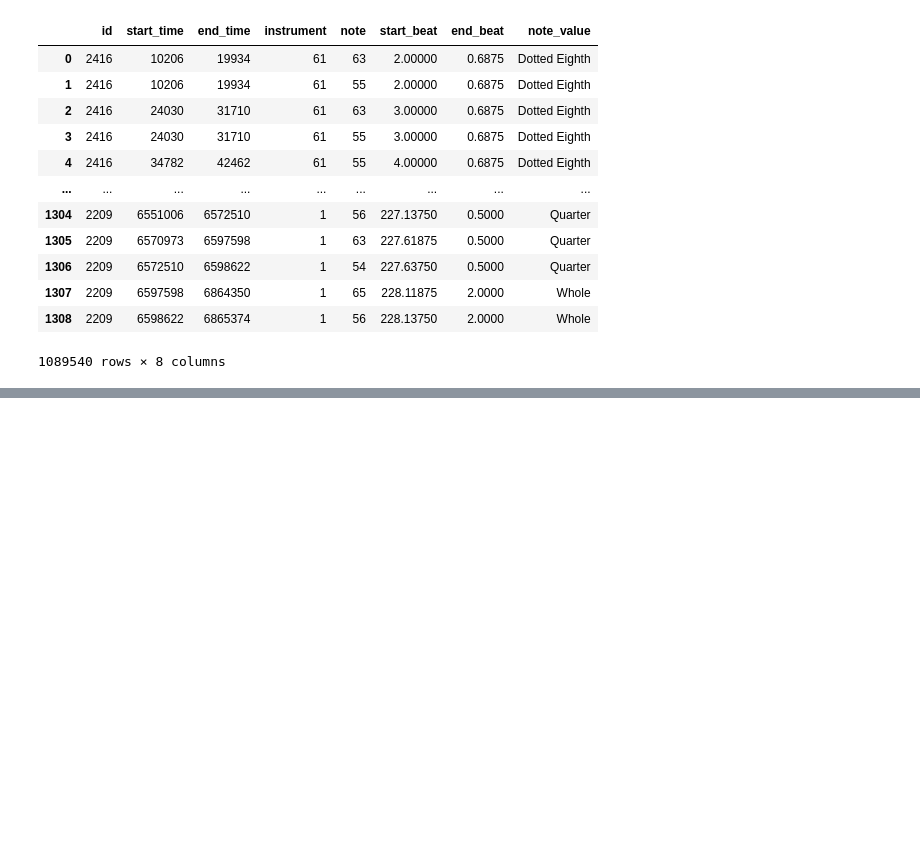
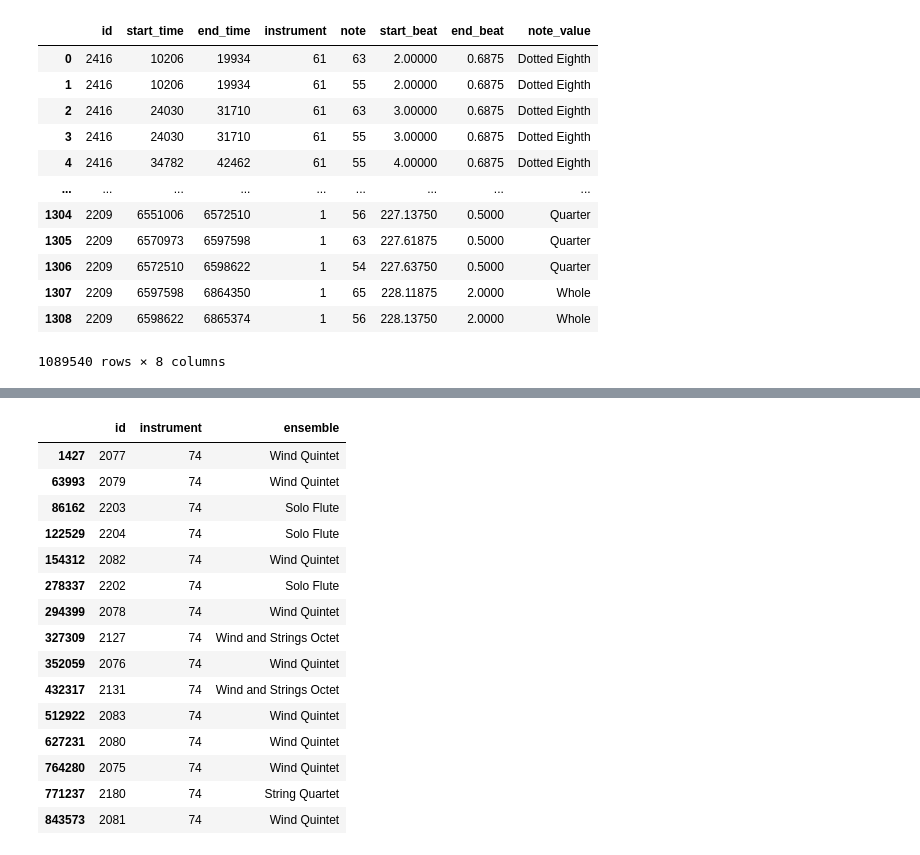
Before and after one commit to xsvxldx/classical_music, a Jupyter notebook: 01-data_import_and_preparation.ipynb, the cells around one changed output, grey strips where cells are left out. Cells and saved outputs as stored; diff of their text form; code cells hidden in the pictures; blank space fills up the shorter version.

```diff
--- a/01-data_import_and_preparation.ipynb
+++ b/01-data_import_and_preparation.ipynb
@@ -430,0 +464,20 @@ df_scores.to_csv('./data/processed/scores.csv', index=False)
+# %%
+# Same as the cell above, used to explore and determine the instruments codification
+df[df['instrument']==74]
+# %% [output]
+|  | id | instrument | ensemble |
+| 1427 | 2077 | 74 | Wind Quintet |
+| 63993 | 2079 | 74 | Wind Quintet |
+| 86162 | 2203 | 74 | Solo Flute |
+| 122529 | 2204 | 74 | Solo Flute |
+| 154312 | 2082 | 74 | Wind Quintet |
+| 278337 | 2202 | 74 | Solo Flute |
+| 294399 | 2078 | 74 | Wind Quintet |
+| 327309 | 2127 | 74 | Wind and Strings Octet |
+| 352059 | 2076 | 74 | Wind Quintet |
+| 432317 | 2131 | 74 | Wind and Strings Octet |
+| 512922 | 2083 | 74 | Wind Quintet |
+| 627231 | 2080 | 74 | Wind Quintet |
+| 764280 | 2075 | 74 | Wind Quintet |
+| 771237 | 2180 | 74 | String Quartet |
+| 843573 | 2081 | 74 | Wind Quintet |
```
Also changed, not shown: parts of 5 cells of this notebook.
